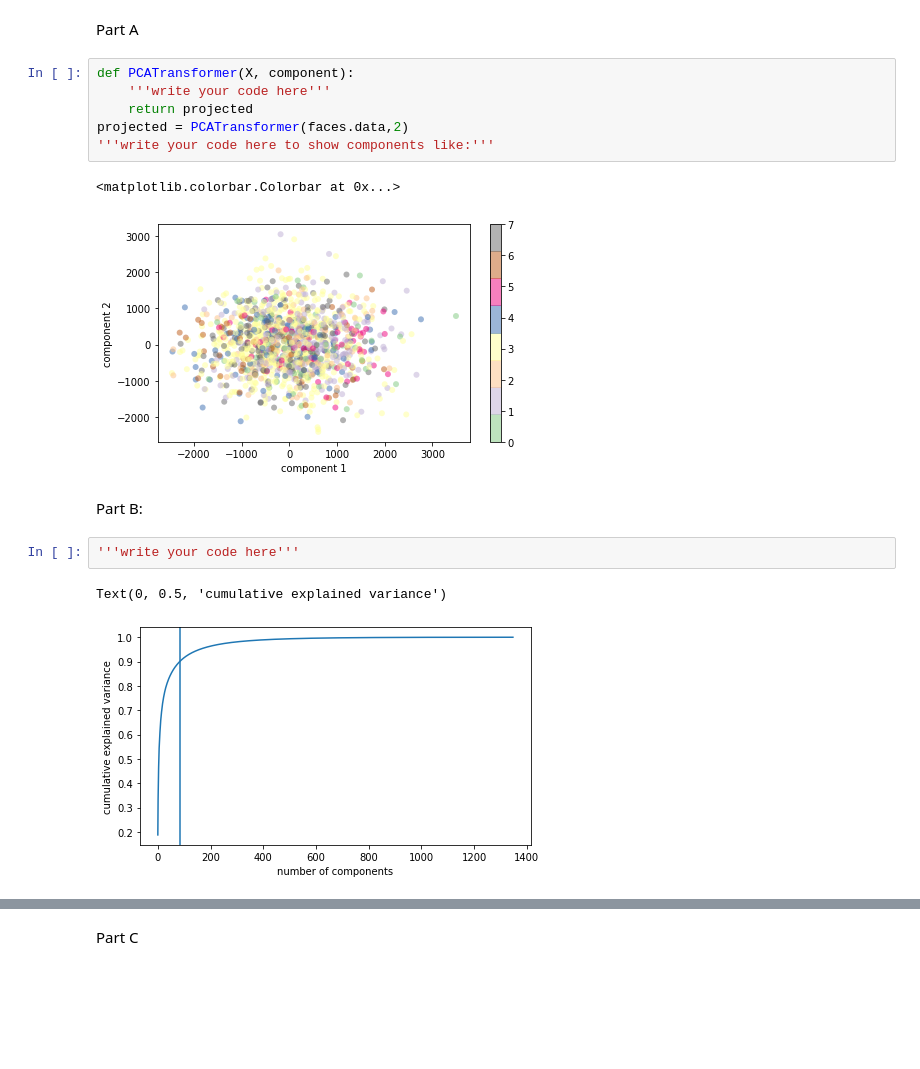
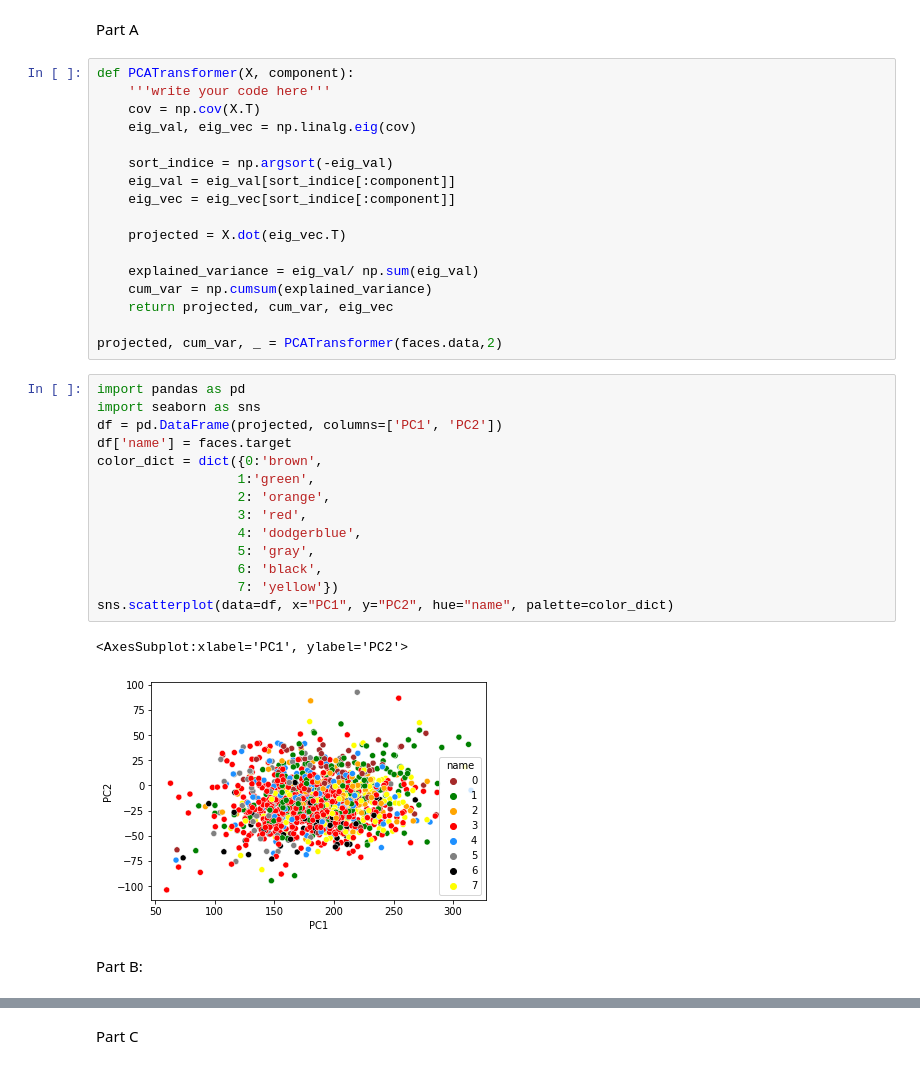
Before and after one commit to Kassra-sinaei/ML_HW5, a Jupyter notebook: HW05.ipynb, the cells around one changed output, grey strips where cells are left out. Cells and saved outputs as stored; diff of their text form; blank space fills up the shorter version.

```diff
--- a/HW05.ipynb
+++ b/HW05.ipynb
@@ -181,19 +179,39 @@ from sklearn.datasets import fetch_lfw_people
 faces = fetch_lfw_people(min_faces_per_person=60)
 # %% [markdown]
 Part A
-# %%
-def PCATransformer(X, component):
-    '''write your code here'''
-    return projected
-projected = PCATransformer(faces.data,2)
-'''write your code here to show components like:'''
-# %% [output]
-<matplotlib.colorbar.Colorbar at 0x...>
-[figure, removed]
+# %%
+def PCATransformer(X, component):
+    '''write your code here'''
+    cov = np.cov(X.T)
+    eig_val, eig_vec = np.linalg.eig(cov)
+
+    sort_indice = np.argsort(-eig_val)
+    eig_val = eig_val[sort_indice[:component]]
+    eig_vec = eig_vec[sort_indice[:component]]
+
+    projected = X.dot(eig_vec.T)
+
+    explained_variance = eig_val/ np.sum(eig_val)
+    cum_var = np.cumsum(explained_variance)
+    return projected, cum_var, eig_vec
+
+projected, cum_var, _ = PCATransformer(faces.data,2)
+# %%
+import pandas as pd
+import seaborn as sns
+df = pd.DataFrame(projected, columns=['PC1', 'PC2'])
+df['name'] = faces.target
+color_dict = dict({0:'brown',
+                  1:'green',
+                  2: 'orange',
+                  3: 'red',
+                  4: 'dodgerblue',
+                  5: 'gray',
+                  6: 'black',
+                  7: 'yellow'})
+sns.scatterplot(data=df, x="PC1", y="PC2", hue="name", palette=color_dict)
+# %% [output]
+<AxesSubplot:xlabel='PC1', ylabel='PC2'>
+[figure, added]
 # %% [markdown]
 Part B:
-# %%
-'''write your code here'''
-# %% [output]
-Text(0, 0.5, 'cumulative explained variance')
-[figure, removed]
```
Also changed, not shown: parts of 9 cells of this notebook.
